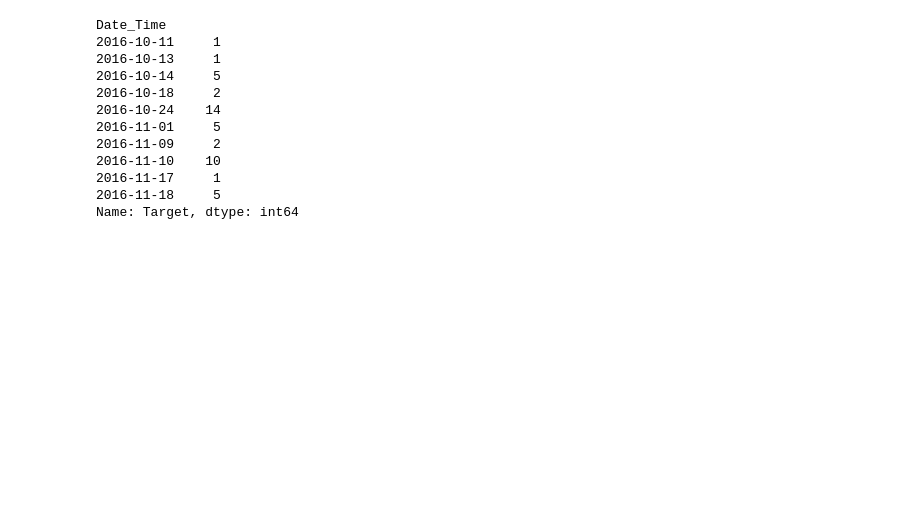
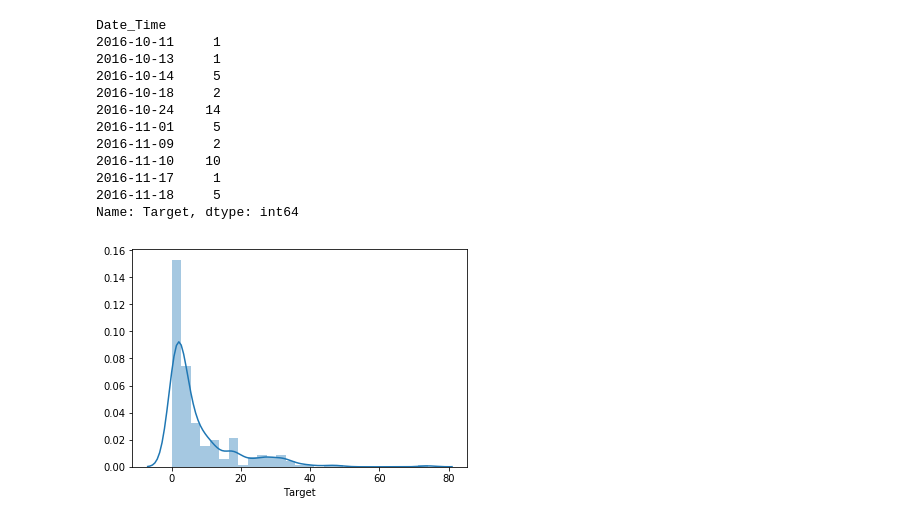
Before and after one commit to zarak/Xrules, a Jupyter notebook: notebooks/Rules.ipynb, the cells around one changed output. Cells and saved outputs as stored; diff of their text form; code cells hidden in the pictures; blank space fills up the shorter version.

```diff
--- a/notebooks/Rules.ipynb
+++ b/notebooks/Rules.ipynb
@@ -483,3 +481,9 @@ Date_Time
 2016-11-17     1
 2016-11-18     5
 Name: Target, dtype: int64
+# %%
+# Distribution of the Number of Consecutive DOWN bars in the first 30 minutes,
+# given that the first bar of the day is DOWN
+sns.distplot(consecutive_down);
+# %% [output]
+[figure, added]
```
Also changed, not shown: parts of 36 cells of this notebook, 1 other file.
